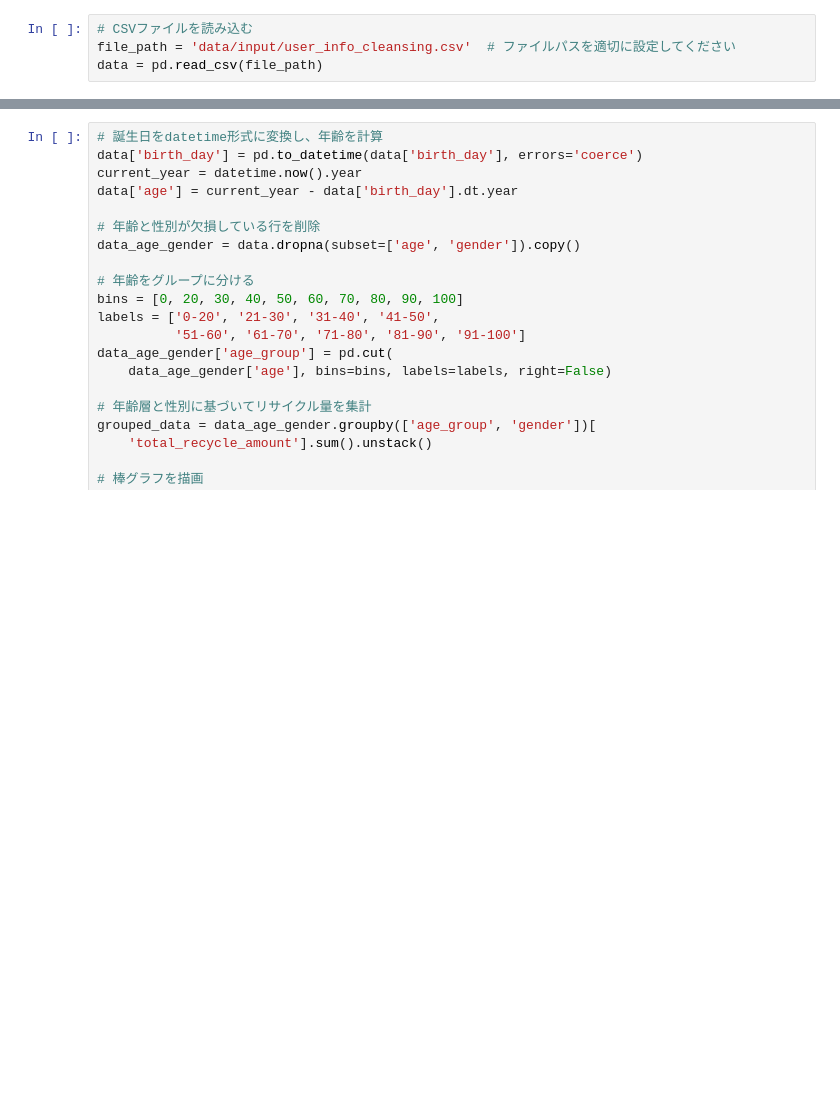
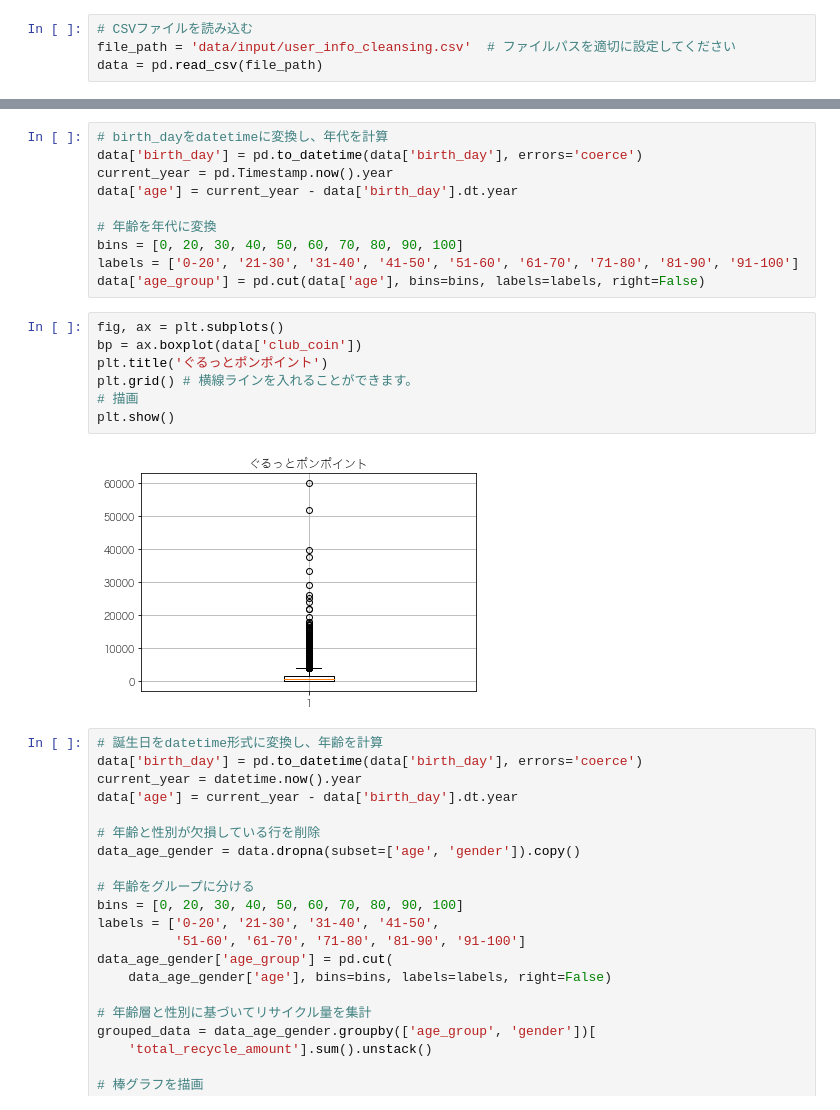
Before and after one commit to Naoya-Yasuda/MANABI_DX_QUEST_2023_PrePoC, a Jupyter notebook: notebook/visualization_user_info.ipynb, the cells around one changed output, grey strips where cells are left out. Saved outputs shown, nothing was run; the diff lists cells and outputs as text; blank space fills up the shorter version.

```diff
--- a/notebook/visualization_user_info.ipynb
+++ b/notebook/visualization_user_info.ipynb
@@ -27,3 +54,22 @@ data = pd.read_csv(file_path)
+# %%
+# birth_dayをdatetimeに変換し、年代を計算
+data['birth_day'] = pd.to_datetime(data['birth_day'], errors='coerce')
+current_year = pd.Timestamp.now().year
+data['age'] = current_year - data['birth_day'].dt.year
+
+# 年齢を年代に変換
+bins = [0, 20, 30, 40, 50, 60, 70, 80, 90, 100]
+labels = ['0-20', '21-30', '31-40', '41-50', '51-60', '61-70', '71-80', '81-90', '91-100']
+data['age_group'] = pd.cut(data['age'], bins=bins, labels=labels, right=False)
+# %%
+fig, ax = plt.subplots()
+bp = ax.boxplot(data['club_coin'])
+plt.title('ぐるっとポンポイント')
+plt.grid() # 横線ラインを入れることができます。
+# 描画
+plt.show()
+# %% [output]
+[figure, added]
 # %%
 # 誕生日をdatetime形式に変換し、年齢を計算
 data['birth_day'] = pd.to_datetime(data['birth_day'], errors='coerce')
```
Also changed, not shown: parts of 4 cells of this notebook.
